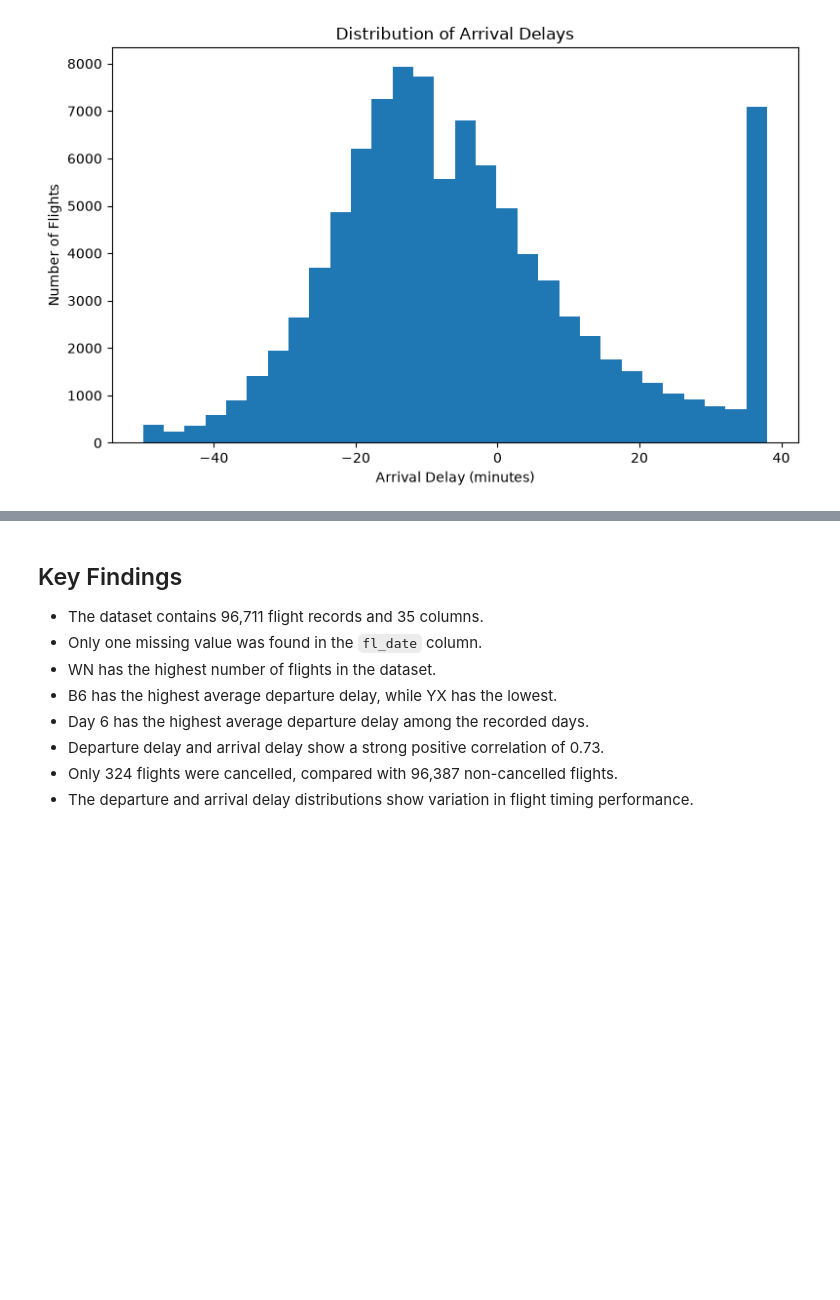
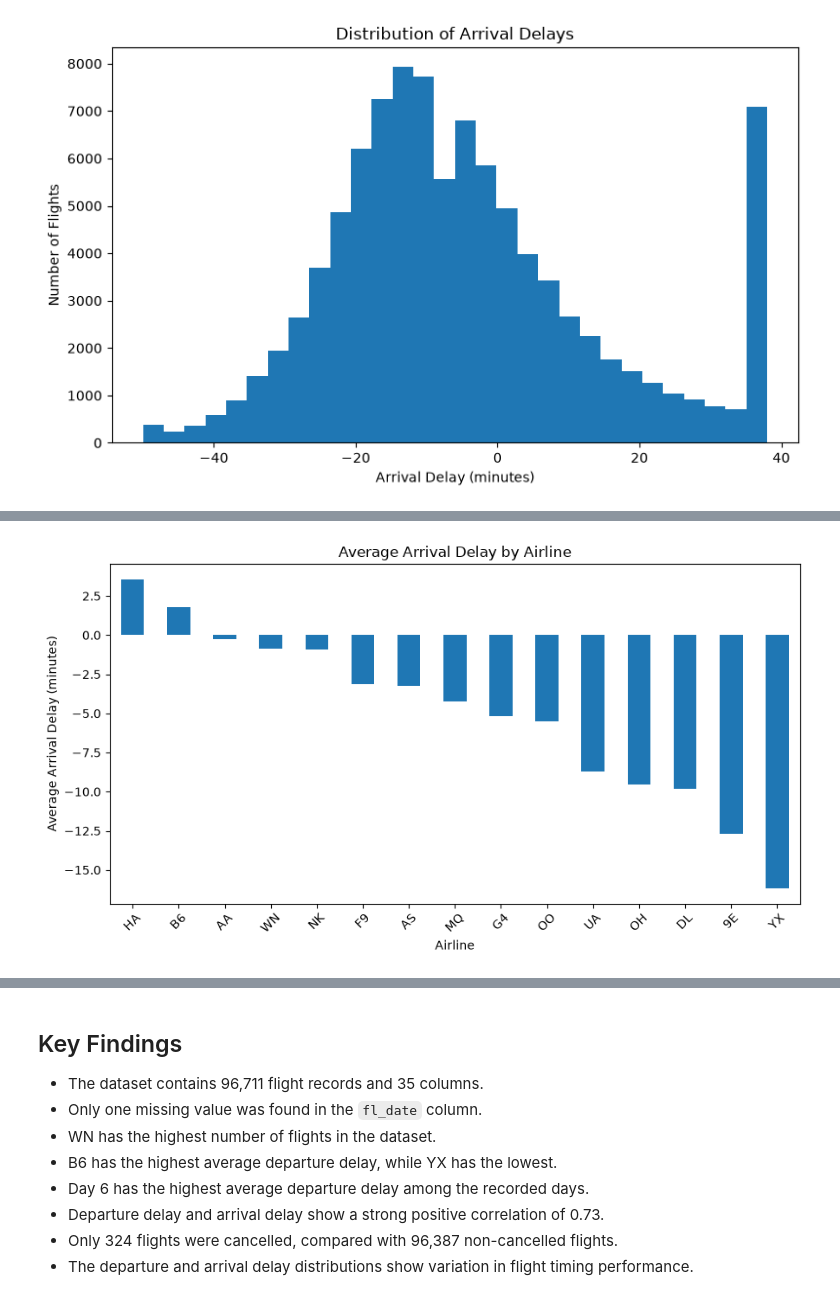
Before and after one commit to catchzaara-08/24ADI204_DSV_Team14, a Jupyter notebook: Week_1/EDA/eda.ipynb, the cells around one changed output, grey strips where cells are left out. Saved outputs shown, nothing was run; the diff lists cells and outputs as text; code cells hidden in the pictures; blank space fills up the shorter version.

```diff
--- a/Week_1/EDA/eda.ipynb
+++ b/Week_1/EDA/eda.ipynb
@@ -274,0 +299,17 @@ plt.show()
+# %%
+avg_arr_delay = (
+    df.groupby("op_unique_carrier")["arr_delay"]
+    .mean()
+    .sort_values(ascending=False)
+)
+
+plt.figure(figsize=(9, 5))
+avg_arr_delay.plot(kind="bar")
+plt.xlabel("Airline")
+plt.ylabel("Average Arrival Delay (minutes)")
+plt.title("Average Arrival Delay by Airline")
+plt.xticks(rotation=45)
+plt.tight_layout()
+plt.show()
+# %% [output]
+[figure, added]
```
Also changed, not shown: parts of 12 cells of this notebook.
